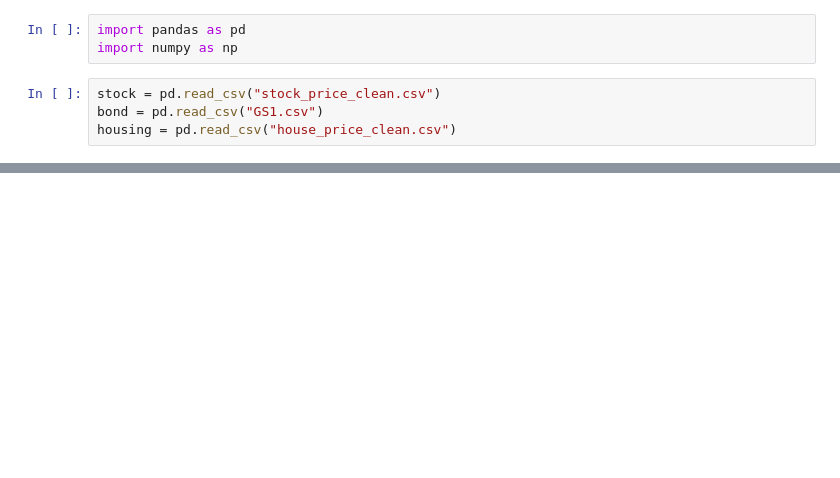
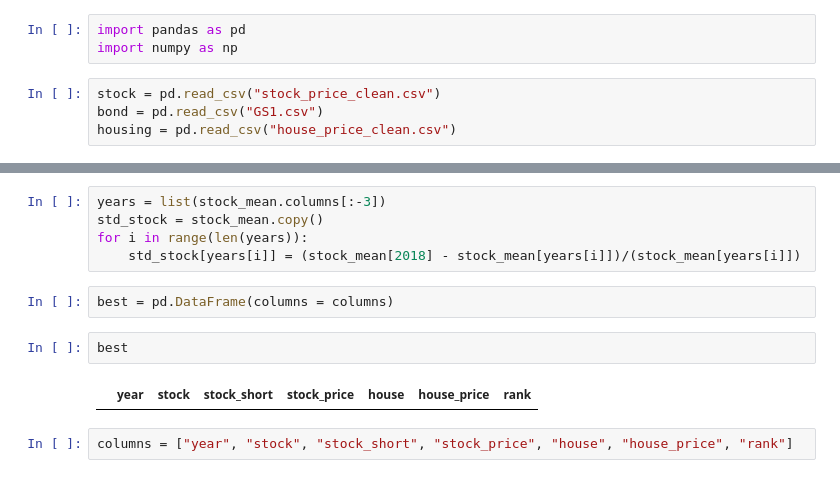
Before and after one commit to XinyunTang/5100FinalProj, a Jupyter notebook: best_investments.ipynb, the cells around one changed output, grey strips where cells are left out. Cells and saved outputs as stored; diff of their text form; blank space fills up the shorter version.

```diff
--- a/best_investments.ipynb
+++ b/best_investments.ipynb
@@ -9,0 +29,13 @@ stock["date"] = pd.to_datetime(stock["Year_Month"], infer_datetime_format = True
+# %%
+years = list(stock_mean.columns[:-3])
+std_stock = stock_mean.copy()
+for i in range(len(years)):
+    std_stock[years[i]] = (stock_mean[2018] - stock_mean[years[i]])/(stock_mean[years[i]])
+# %%
+best = pd.DataFrame(columns = columns)
+# %%
+best
+# %% [output]
+|  | year | stock | stock_short | stock_price | house | house_price | rank |
+# %%
+columns = ["year", "stock", "stock_short", "stock_price", "house", "house_price", "rank"]
```
Also changed, not shown: parts of 17 cells of this notebook, 10 other files.
